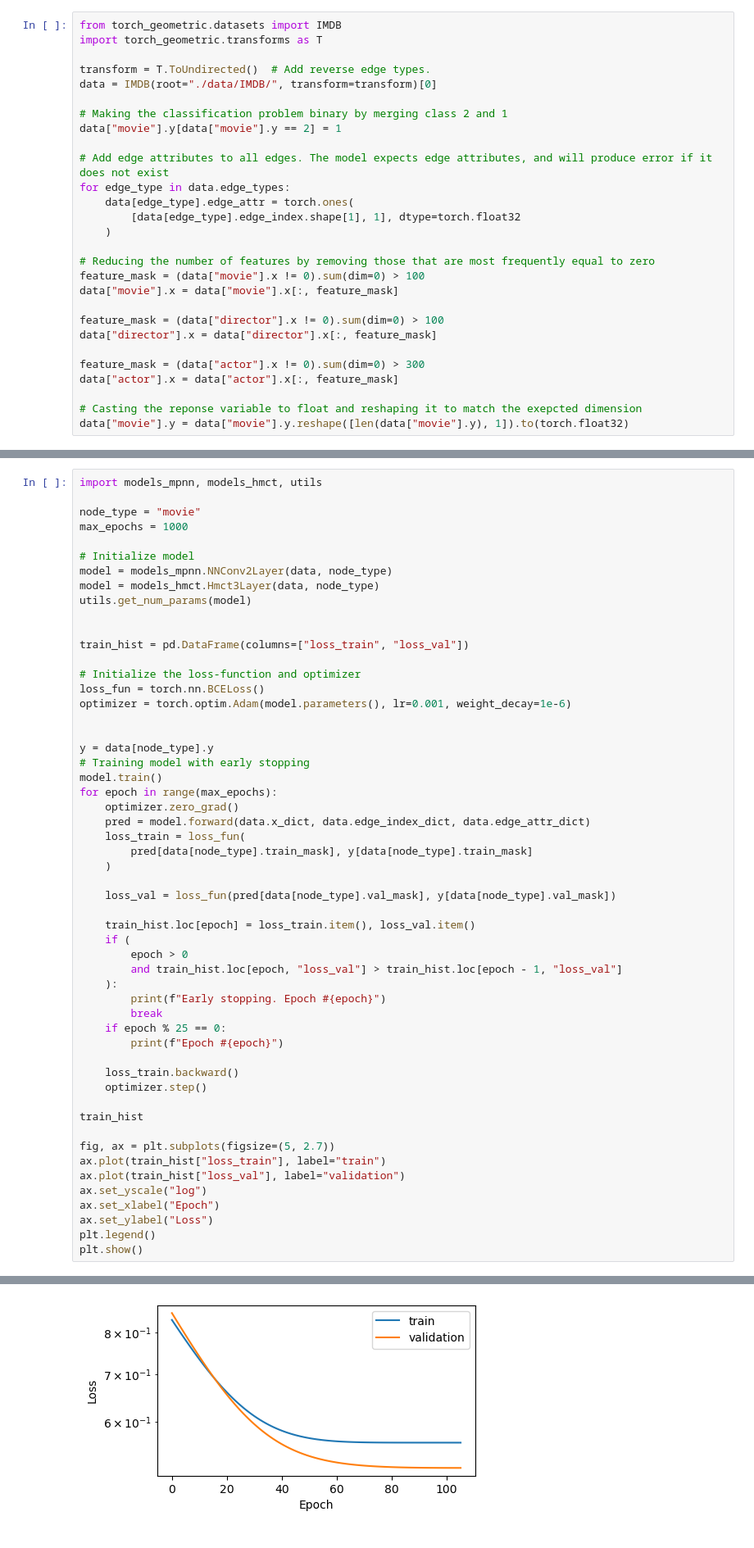
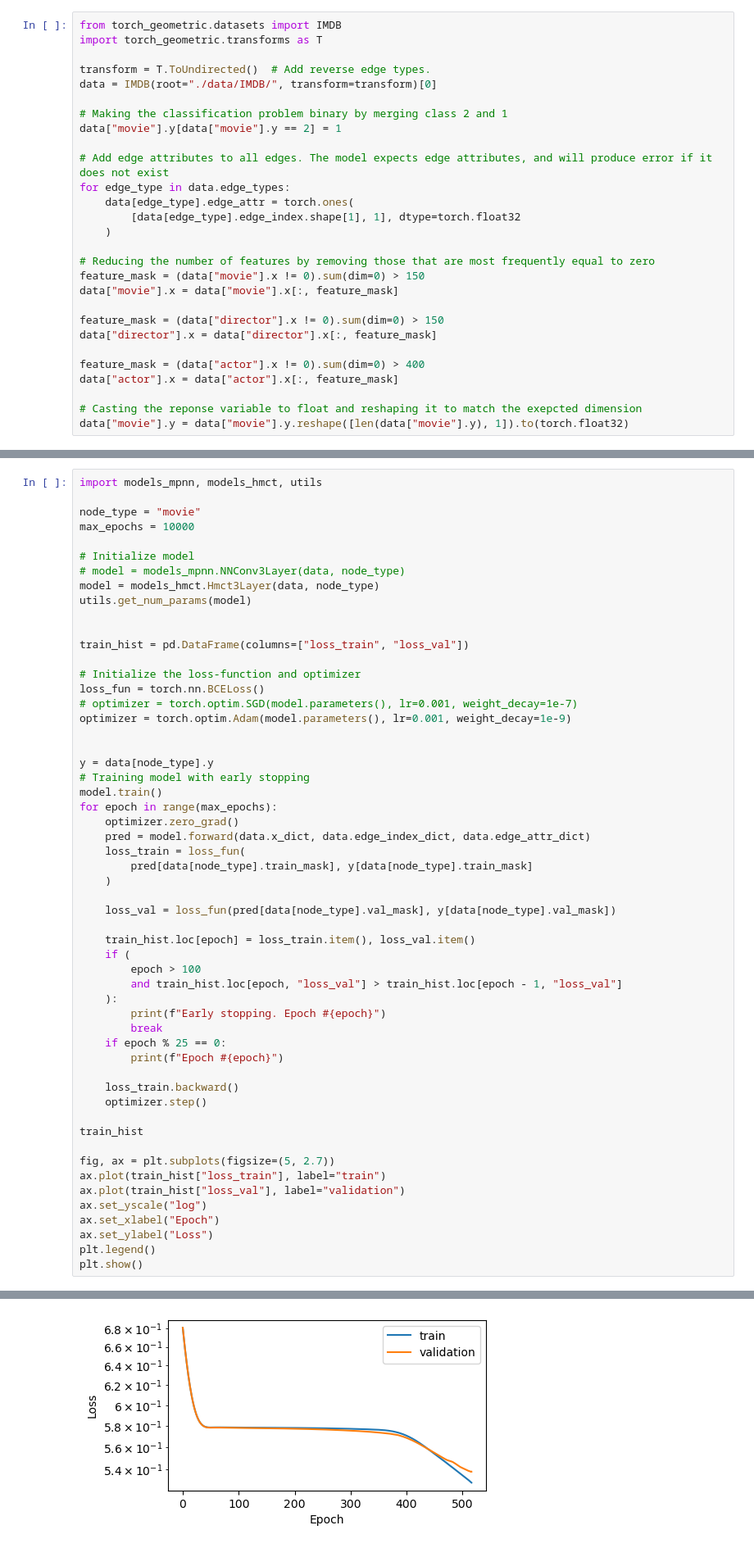
Before and after one commit to fredjo89/heterogeneous-mpnn, a Jupyter notebook: dev_01.ipynb, the cells around one changed output, grey strips where cells are left out. Shown at 82% size. Saved outputs shown, nothing was run; the diff lists cells and outputs as text.

```diff
--- a/dev_01.ipynb
+++ b/dev_01.ipynb
@@ -24,13 +29,13 @@ for edge_type in data.edge_types:
     )
 
 # Reducing the number of features by removing those that are most frequently equal to zero
-feature_mask = (data["movie"].x != 0).sum(dim=0) > 100
+feature_mask = (data["movie"].x != 0).sum(dim=0) > 150
 data["movie"].x = data["movie"].x[:, feature_mask]
 
-feature_mask = (data["director"].x != 0).sum(dim=0) > 100
+feature_mask = (data["director"].x != 0).sum(dim=0) > 150
 data["director"].x = data["director"].x[:, feature_mask]
 
-feature_mask = (data["actor"].x != 0).sum(dim=0) > 300
+feature_mask = (data["actor"].x != 0).sum(dim=0) > 400
 data["actor"].x = data["actor"].x[:, feature_mask]
 
 # Casting the reponse variable to float and reshaping it to match the exepcted dimension
@@ -41,10 +116,10 @@ data["movie"].y = data["movie"].y.reshape([len(data["movie"].y), 1]).to(torch.fl
 import models_mpnn, models_hmct, utils
 
 node_type = "movie"
-max_epochs = 1000
+max_epochs = 10000
 
 # Initialize model
-model = models_mpnn.NNConv2Layer(data, node_type)
+# model = models_mpnn.NNConv3Layer(data, node_type)
 model = models_hmct.Hmct3Layer(data, node_type)
 utils.get_num_params(model)
 
@@ -53,7 +128,8 @@ train_hist = pd.DataFrame(columns=["loss_train", "loss_val"])
 
 # Initialize the loss-function and optimizer
 loss_fun = torch.nn.BCELoss()
-optimizer = torch.optim.Adam(model.parameters(), lr=0.001, weight_decay=1e-6)
+# optimizer = torch.optim.SGD(model.parameters(), lr=0.001, weight_decay=1e-7)
+optimizer = torch.optim.Adam(model.parameters(), lr=0.001, weight_decay=1e-9)
 
 
 y = data[node_type].y
@@ -70,7 +146,7 @@ for epoch in range(max_epochs):
 
     train_hist.loc[epoch] = loss_train.item(), loss_val.item()
     if (
-        epoch > 0
+        epoch > 100
         and train_hist.loc[epoch, "loss_val"] > train_hist.loc[epoch - 1, "loss_val"]
     ):
         print(f"Early stopping. Epoch #{epoch}")
@@ -101,4 +188,4 @@ Early stopping. Epoch #105
-[figure, old version]
+[figure, new version]
 # %%
 with torch.no_grad():
     pred = model.forward(data.x_dict, data.edge_index_dict, data.edge_attr_dict)
```
Also changed, not shown: parts of 7 cells of this notebook.
